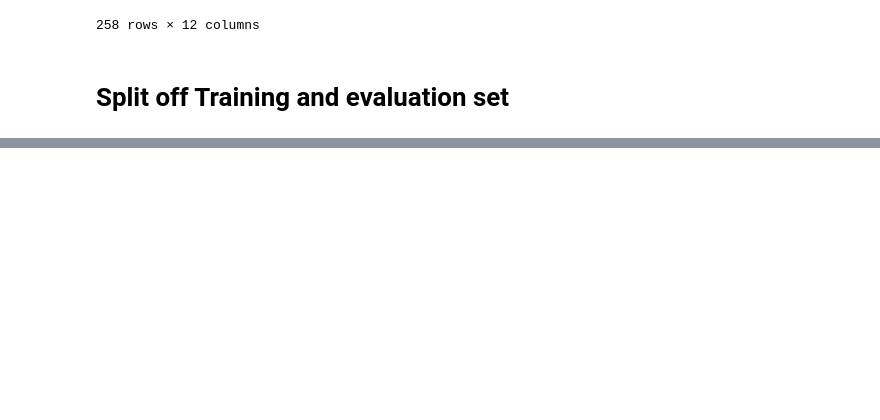
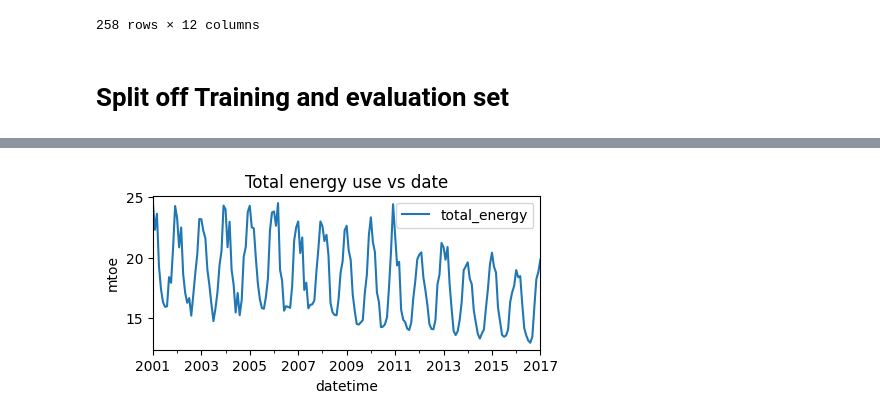
Before and after one commit to adin786/energy_forecast, a Jupyter notebook: notebooks/02_data exploration.ipynb, the cells around one changed output, grey strips where cells are left out. Cells and saved outputs as stored; diff of their text form; code cells hidden in the pictures; blank space fills up the shorter version.

```diff
--- a/notebooks/02_data exploration.ipynb
+++ b/notebooks/02_data exploration.ipynb
@@ -26,4 +29,5 @@ from pathlib import Path
 REPO_ROOT = Path(repo_root())
 DATA_INTERIM = REPO_ROOT / 'data' / 'interim'
 DATA_FILE_PATH = DATA_INTERIM / 'transformed_energy_weather.csv'
+DATA_PROCESSED = REPO_ROOT / "data" / "processed"
 # %%
@@ -141,0 +186,8 @@ x_test.to_csv(DATA_PROCESSED / 'x_test.csv')
+# %%
+# Time plot for total energy use
+fig, ax = plt.subplots(figsize=(5, 2))
+y_train.plot(ax=ax)
+ax.set_ylabel('mtoe');
+ax.set_title('Total energy use vs date');
+# %% [output]
+[figure, added]
```
Also changed, not shown: parts of 38 cells of this notebook, 8 other files.
